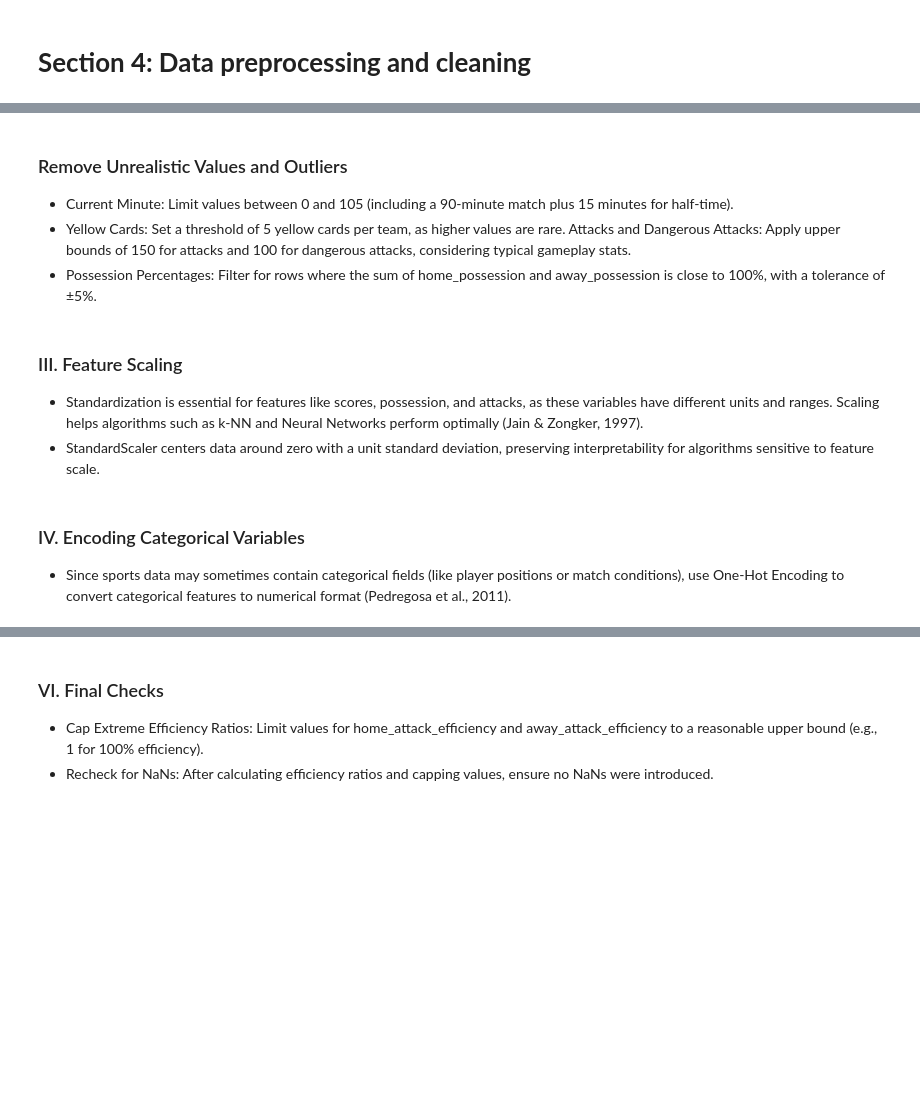
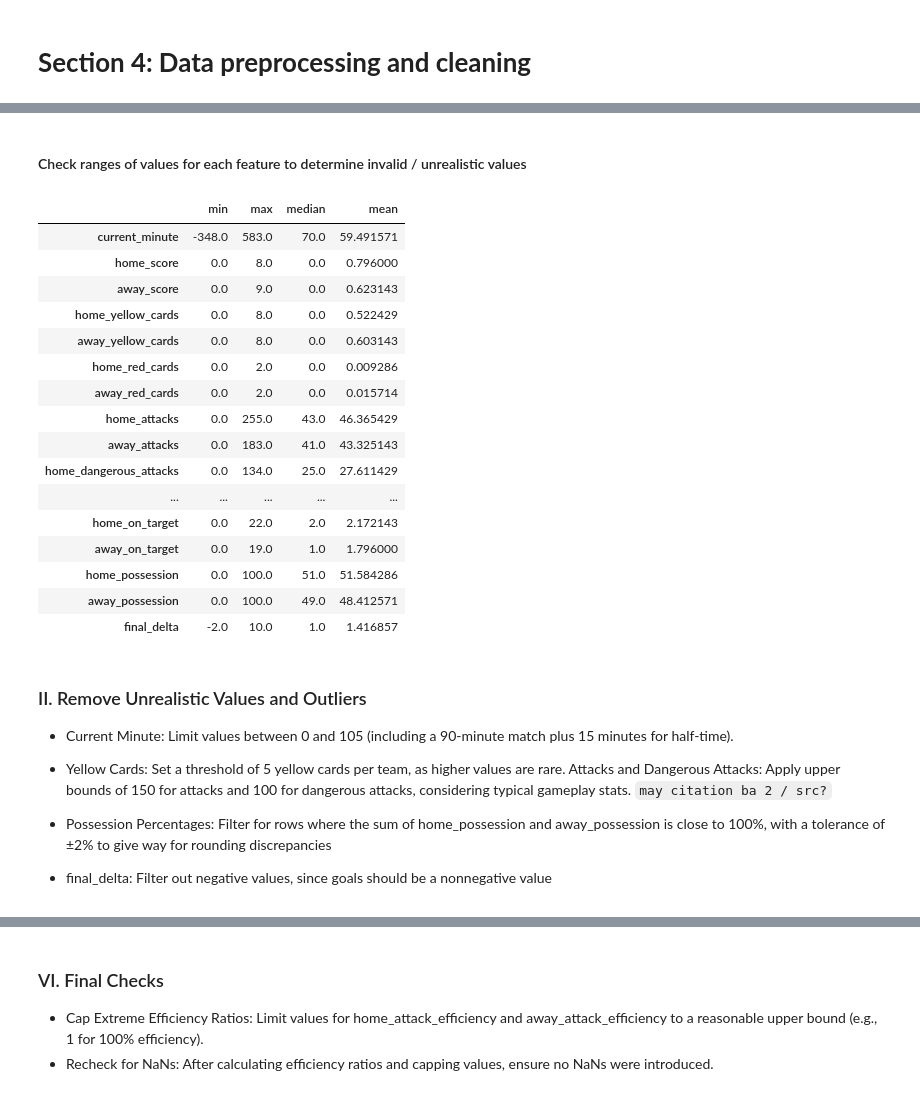
Before and after one commit to yuanpngn/STINTSY_MLP, a Jupyter notebook: [STINTSY]_Machine_Learning_Project.ipynb, the cells around one changed output, grey strips where cells are left out. Cells and saved outputs as stored; diff of their text form; code cells hidden in the pictures; blank space fills up the shorter version.

```diff
--- a/[STINTSY]_Machine_Learning_Project.ipynb
+++ b/[STINTSY]_Machine_Learning_Project.ipynb
@@ -134,0 +100,3 @@ dtype: int64
+# %%
+df = pd.read_csv('sports.csv', index_col="uuid")
+df.head()
@@ -134,0 +111,4 @@ dtype: int64
+# %%
+df = df.reset_index(col_level=0)
+df = df.drop('uuid', axis=1)
+df.info()
@@ -135,9 +133,36 @@ dtype: int64
+# %% [markdown]
+#### Check ranges of values for each feature to determine invalid / unrealistic values
+# %%
+# Statistical Summaries of All Feature
+df.agg(['min', 'max', 'median', 'mean']).T
+# %% [output]
+|  | min | max | median | mean |
+| current_minute | -348.0 | 583.0 | 70.0 | 59.491571 |
+| home_score | 0.0 | 8.0 | 0.0 | 0.796000 |
+| away_score | 0.0 | 9.0 | 0.0 | 0.623143 |
+| home_yellow_cards | 0.0 | 8.0 | 0.0 | 0.522429 |
+| away_yellow_cards | 0.0 | 8.0 | 0.0 | 0.603143 |
+| home_red_cards | 0.0 | 2.0 | 0.0 | 0.009286 |
+| away_red_cards | 0.0 | 2.0 | 0.0 | 0.015714 |
+| home_attacks | 0.0 | 255.0 | 43.0 | 46.365429 |
+| away_attacks | 0.0 | 183.0 | 41.0 | 43.325143 |
+| home_dangerous_attacks | 0.0 | 134.0 | 25.0 | 27.611429 |
+| ... | ... | ... | ... | ... |
+| home_on_target | 0.0 | 22.0 | 2.0 | 2.172143 |
+| away_on_target | 0.0 | 19.0 | 1.0 | 1.796000 |
+| home_possession | 0.0 | 100.0 | 51.0 | 51.584286 |
+| away_possession | 0.0 | 100.0 | 49.0 | 48.412571 |
+| final_delta | -2.0 | 10.0 | 1.0 | 1.416857 |
 # %% [markdown]
-### Remove Unrealistic Values and Outliers
+### II. Remove Unrealistic Values and Outliers
 - Current Minute: Limit values between 0 and 105 (including a 90-minute match plus 15 minutes for half-time).
 - Yellow Cards: Set a threshold of 5 yellow cards per team, as higher values are rare.
 Attacks and Dangerous Attacks: Apply upper bounds of 150 for attacks and 100 for dangerous attacks, considering typical gameplay stats.
-- Possession Percentages: Filter for rows where the sum of home_possession and away_possession is close to 100%, with a tolerance of ±5%.
+`may citation ba 2 / src?`
+
+- Possession Percentages: Filter for rows where the sum of home_possession and away_possession is close to 100%, with a tolerance of ±2% to give way for rounding discrepancies
+
+- final_delta: Filter out negative values, since goals should be a nonnegative value
 # %%
 # Filter for realistic match time
 df = df[(df['current_minute'] >= 0) & (df['current_minute'] <= 105)]
@@ -154,4 +178,0 @@ df = df[np.isclose(df['home_possession'] + df['away_possession'], 100, atol=5)]
-# %% [markdown]
-### III. Feature Scaling
-- Standardization is essential for features like scores, possession, and attacks, as these variables have different units and ranges. Scaling helps algorithms such as k-NN and Neural Networks perform optimally (Jain & Zongker, 1997).
-- StandardScaler centers data around zero with a unit standard deviation, preserving interpretability for algorithms sensitive to feature scale.
@@ -176,4 +178,0 @@ df[numeric_features] = scaler.fit_transform(df[numeric_features])
-# %% [markdown]
-### IV. Encoding Categorical Variables
-
-- Since sports data may sometimes contain categorical fields (like player positions or match conditions), use One-Hot Encoding to convert categorical features to numerical format (Pedregosa et al., 2011).
```
Also changed, not shown: parts of 40 cells of this notebook.
